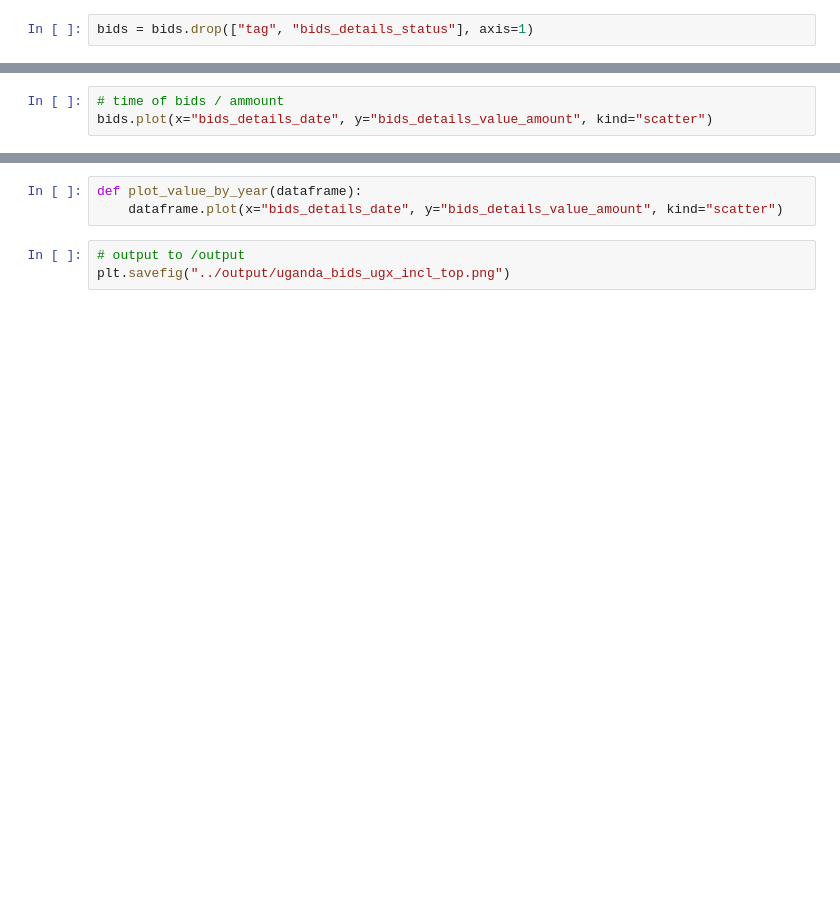
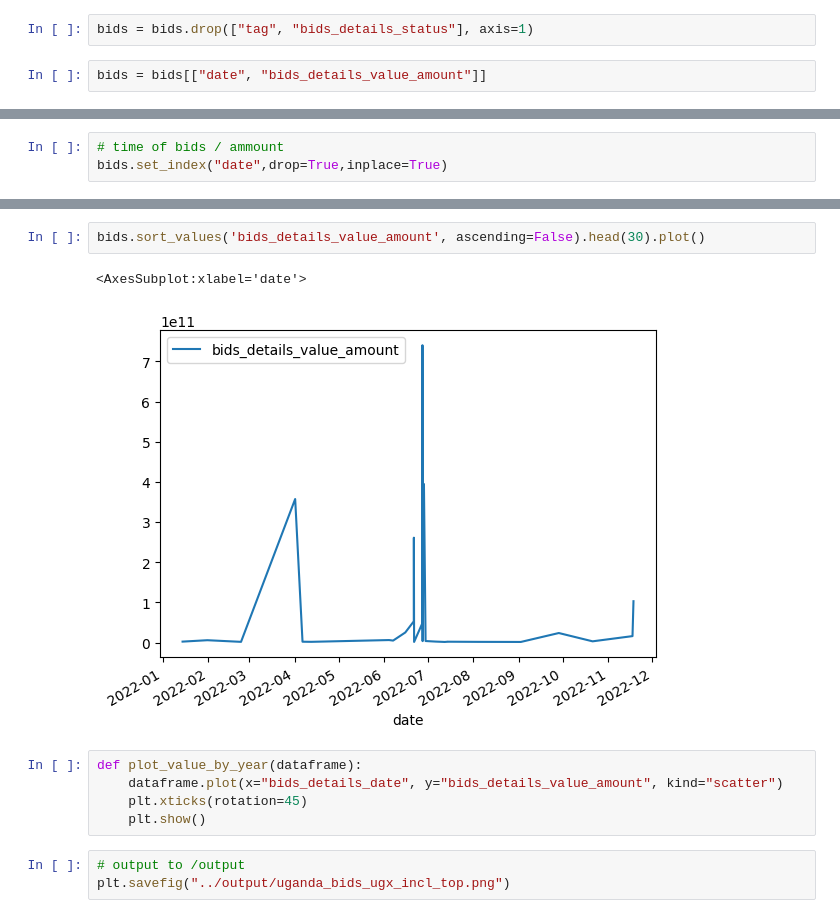
Before and after one commit to spranner5/recruitment_demo, a Jupyter notebook: python/bids.ipynb, the cells around one changed output, grey strips where cells are left out. Saved outputs shown, nothing was run; the diff lists cells and outputs as text; blank space fills up the shorter version.

```diff
--- a/python/bids.ipynb
+++ b/python/bids.ipynb
@@ -41,2 +77,4 @@ pd.unique(bids.tag)
 # %%
 bids = bids.drop(["tag", "bids_details_status"], axis=1)
+# %%
+bids = bids[["date", "bids_details_value_amount"]]
@@ -43,3 +85,3 @@ bids = bids.drop(["tag", "bids_details_status"], axis=1)
 # %%
 # time of bids / ammount
-bids.plot(x="bids_details_date", y="bids_details_value_amount", kind="scatter")
+bids.set_index("date",drop=True,inplace=True)
@@ -73,6 +112,13 @@ bids.sort_values('bids_details_value_amount', ascending=False).head(30)
+# %%
+bids.sort_values('bids_details_value_amount', ascending=False).head(30).plot()
+# %% [output]
+<AxesSubplot:xlabel='date'>
+[figure, added]
 # %%
 def plot_value_by_year(dataframe):
     dataframe.plot(x="bids_details_date", y="bids_details_value_amount", kind="scatter")
+    plt.xticks(rotation=45)
+    plt.show()
 # %%
 # output to /output
 plt.savefig("../output/uganda_bids_ugx_incl_top.png")
```
Also changed, not shown: parts of 14 cells of this notebook.
